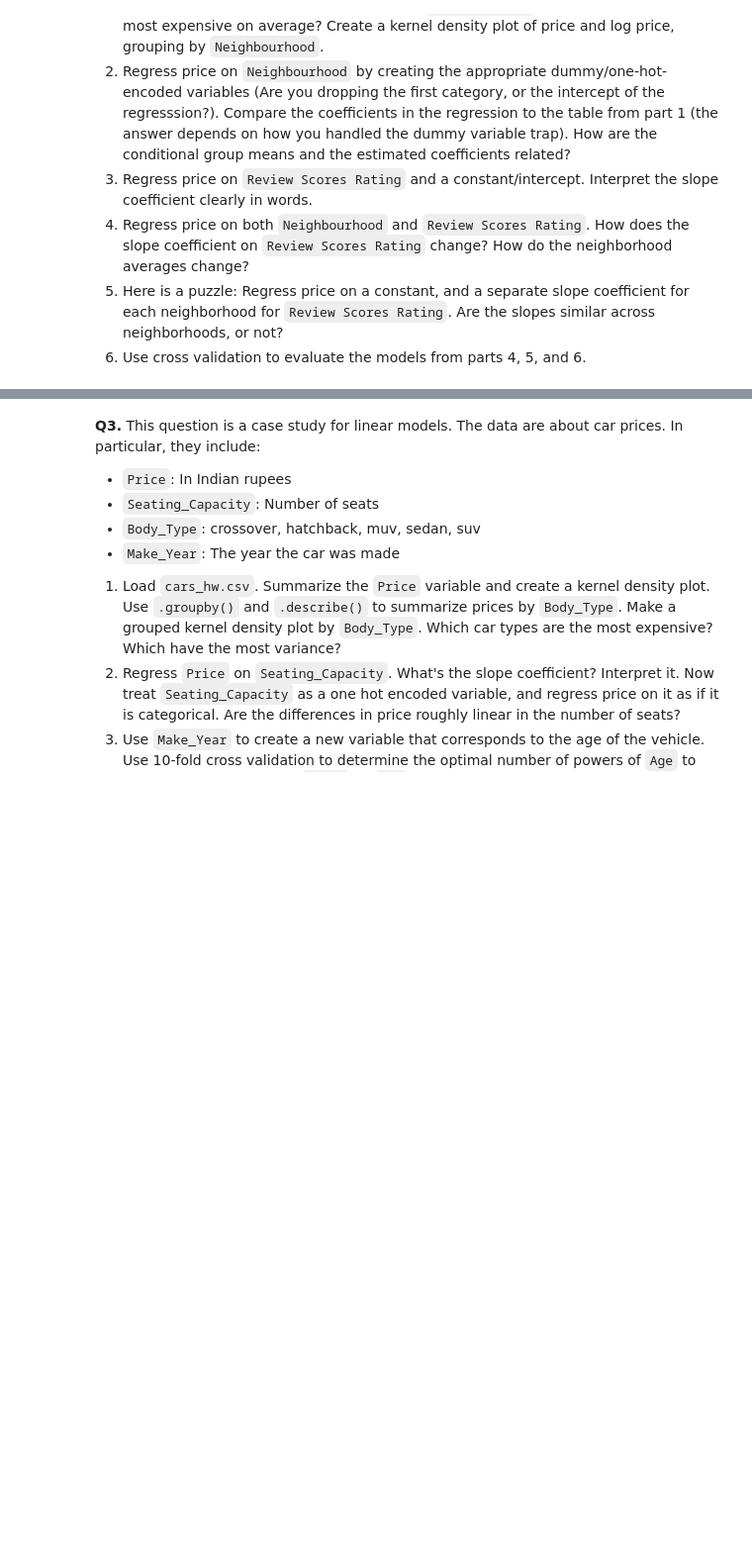
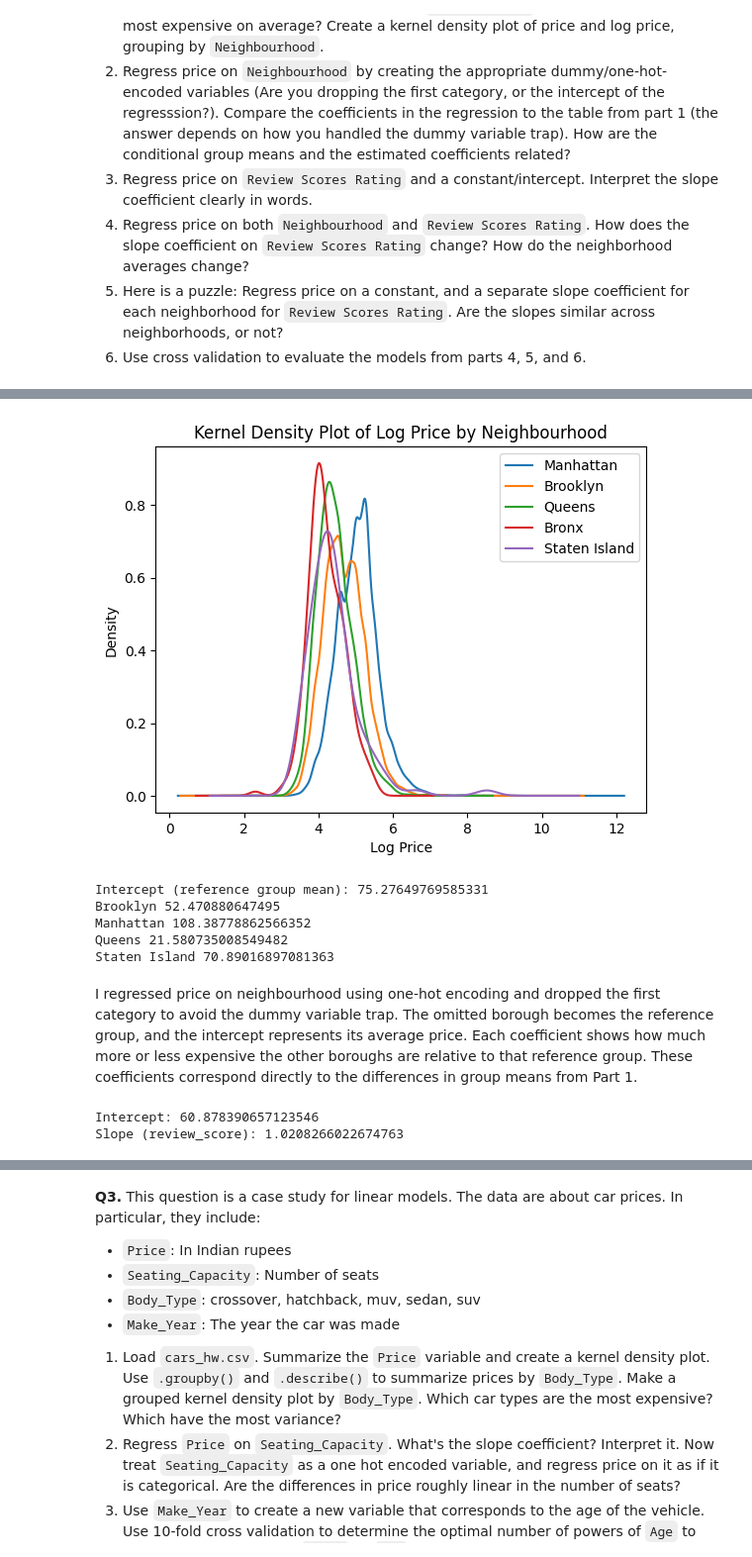
Before and after one commit to msoly25/undergrad_ml_assignments, a Jupyter notebook: 03_assignment_linear_models.ipynb, the cells around one changed output, grey strips where cells are left out. Shown at 99% size. Cells and saved outputs as stored; diff of their text form; code cells hidden in the pictures; blank space fills up the shorter version.

```diff
--- a/03_assignment_linear_models.ipynb
+++ b/03_assignment_linear_models.ipynb
@@ -58,0 +159,46 @@ The value of k is chosen to balance accuracy and reliability with computational
+# %%
+for n in df["Neighbourhood"].unique():
+    df.loc[df["Neighbourhood"] == n, "log_price"].plot(kind="kde", label=n)
+
+plt.title("Kernel Density Plot of Log Price by Neighbourhood")
+plt.xlabel("Log Price")
+plt.legend()
+plt.show()
+# %% [output]
+[figure, added]
+# %%
+import pandas as pd
+from sklearn.linear_model import LinearRegression
+
+dummies = pd.get_dummies(df["Neighbourhood"], drop_first=True)
+
+X = dummies
+y = df["Price"]
+
+model_neigh = LinearRegression()
+model_neigh.fit(X, y)
+
+print("Intercept (reference group mean):", model_neigh.intercept_)
+
+for name, coef in zip(X.columns, model_neigh.coef_):
+    print(name, coef)
+# %% [output]
+Intercept (reference group mean): 75.27649769585331
+Brooklyn 52.470880647495
+Manhattan 108.38778862566352
+Queens 21.580735008549482
+Staten Island 70.89016897081363
+# %% [markdown]
+I regressed price on neighbourhood using one-hot encoding and dropped the first category to avoid the dummy variable trap. The omitted borough becomes the reference group, and the intercept represents its average price. Each coefficient shows how much more or less expensive the other boroughs are relative to that reference group. These coefficients correspond directly to the differences in group means from Part 1.
+# %%
+X = df[["review_score"]]
+y = df["Price"]
+
+model_score = LinearRegression()
+model_score.fit(X, y)
+
+print("Intercept:", model_score.intercept_)
+print("Slope (review_score):", model_score.coef_[0])
+# %% [output]
+Intercept: 60.878390657123546
+Slope (review_score): 1.0208266022674763
```
Also changed, not shown: parts of 35 cells of this notebook.
